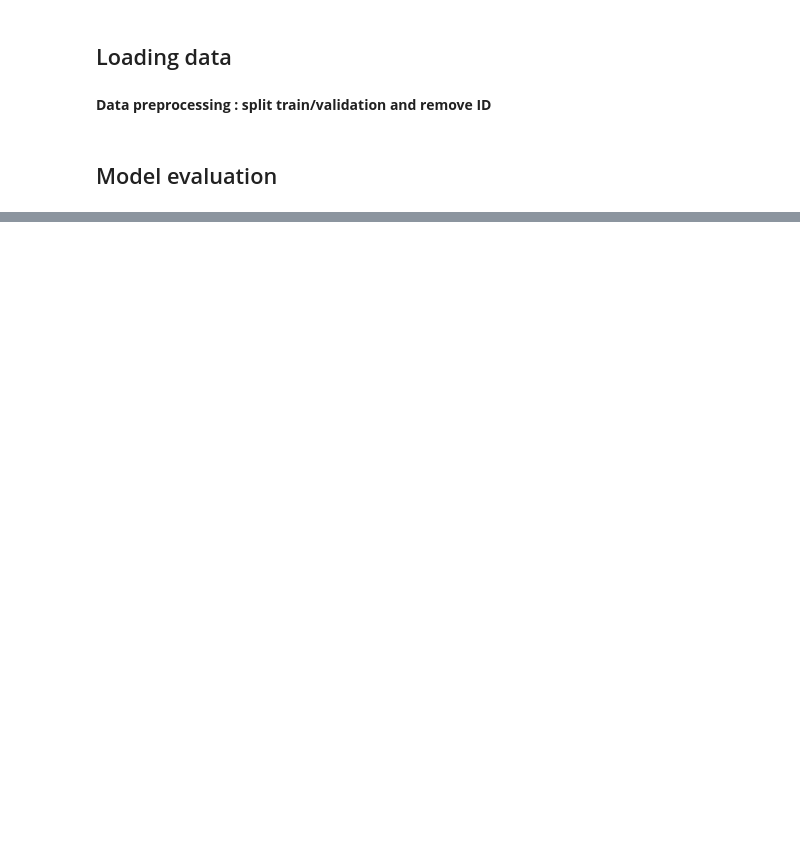
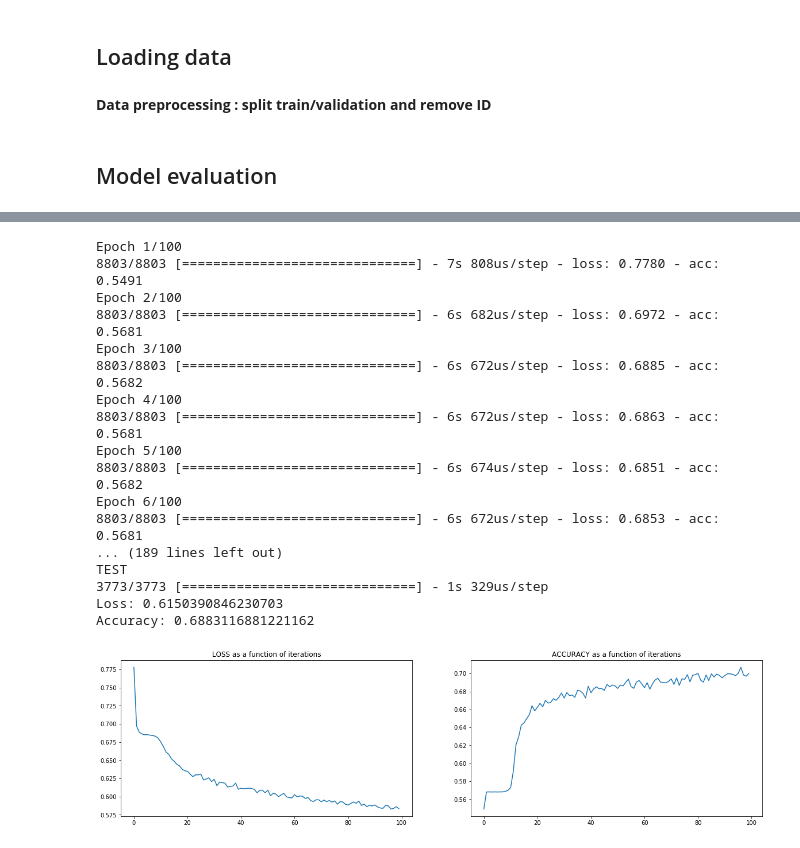
Before and after one commit to VictorSanh/NBA_Challenge, a Jupyter notebook: LSTM.ipynb, the cells around one changed output, grey strips where cells are left out. Saved outputs shown, nothing was run; the diff lists cells and outputs as text; code cells hidden in the pictures; blank space fills up the shorter version.

```diff
--- a/LSTM.ipynb
+++ b/LSTM.ipynb
@@ -70,0 +449,52 @@ conv_model.save('models/lstm1.h5')
+# %%
+lstm_model = Sequential()
+lstm_model.add(LSTM(25,
+                    input_shape = (16, 144),
+                    dropout = 0.7,
+                    activity_regularizer = regularizers.l2(0.01)))
+lstm_model.add(Dense(units = 2,
+                activation='softmax'))
+#Construct Loss
+lstm_model.compile(loss = losses.categorical_crossentropy,
+                     optimizer = 'adam',
+                     metrics = ['accuracy'])
+
+#Train
+start = time.time()
+training = lstm_model.fit(X_train_stat_descrp, Y_train, epochs = 100, batch_size = 32, verbose = True)
+end = time.time()
+
+f, (ax1, ax2) = plt.subplots(1, 2, figsize = (20, 5))
+ax1.plot(training.history['loss'])
+ax1.set_title('LOSS as a function of iterations')
+ax2.plot(training.history['acc'])
+ax2.set_title('ACCURACY as a function of iterations')
+
+print('TRAINING')
+print('Loss at last iteration: {}'.format(training.history['loss'][-1]))
+print('Accuracy at last iteration: {}'.format(training.history['acc'][-1]))
+print('Training time: {}'.format(end - start))
+
+print('\nTEST')
+evalu = lstm_model.evaluate(X_val_stat_descrp, Y_val)
+print('Loss: {}'.format(evalu[0]))
+print('Accuracy: {}'.format(evalu[1]))
+# %% [output]
+Epoch 1/100
+8803/8803 [==============================] - 7s 808us/step - loss: 0.7780 - acc: 0.5491
+Epoch 2/100
+8803/8803 [==============================] - 6s 682us/step - loss: 0.6972 - acc: 0.5681
+Epoch 3/100
+8803/8803 [==============================] - 6s 672us/step - loss: 0.6885 - acc: 0.5682
+Epoch 4/100
+8803/8803 [==============================] - 6s 672us/step - loss: 0.6863 - acc: 0.5681
+Epoch 5/100
+8803/8803 [==============================] - 6s 674us/step - loss: 0.6851 - acc: 0.5682
+Epoch 6/100
+8803/8803 [==============================] - 6s 672us/step - loss: 0.6853 - acc: 0.5681
+... (189 lines left out)
+TEST
+3773/3773 [==============================] - 1s 329us/step
+Loss: 0.6150390846230703
+Accuracy: 0.6883116881221162
+[figure, added]
```
Also changed, not shown: parts of 30 cells of this notebook, 3 other files.
